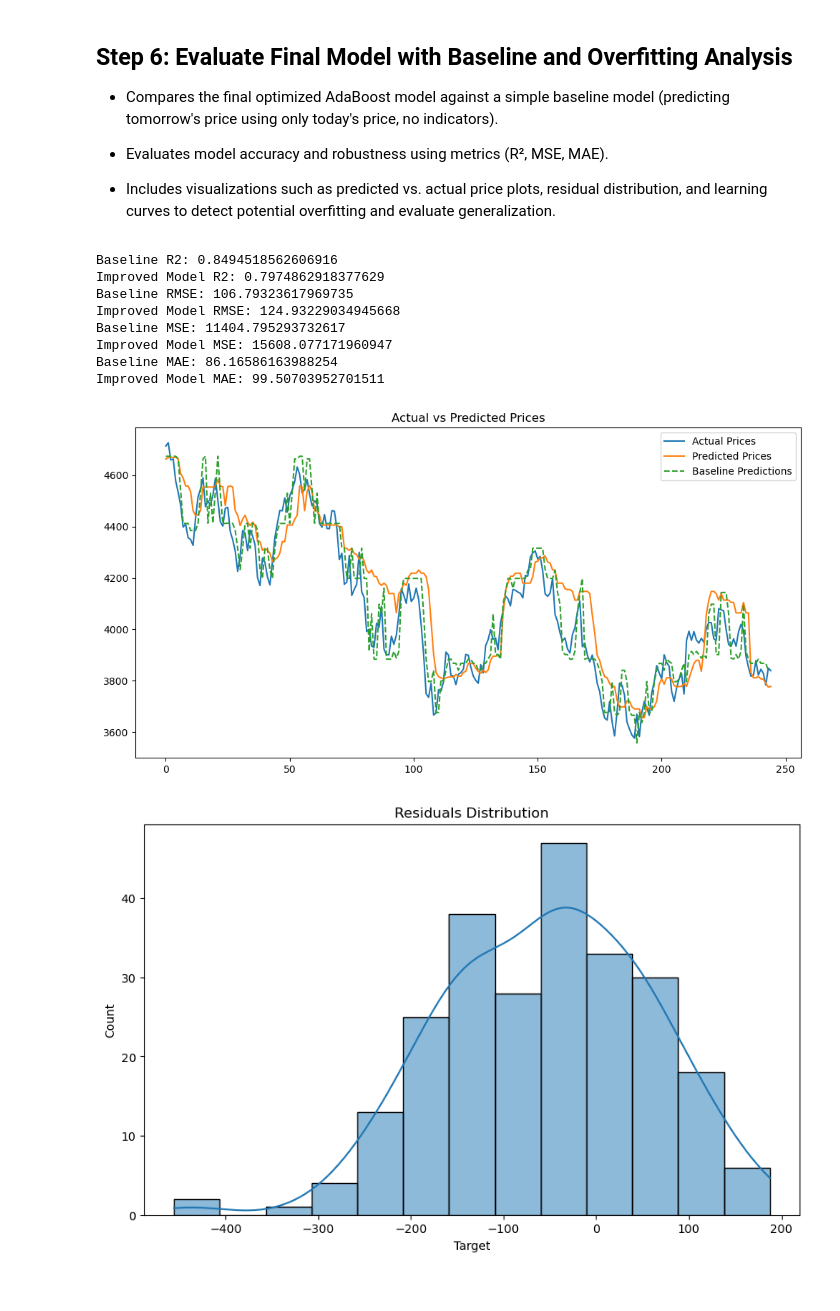
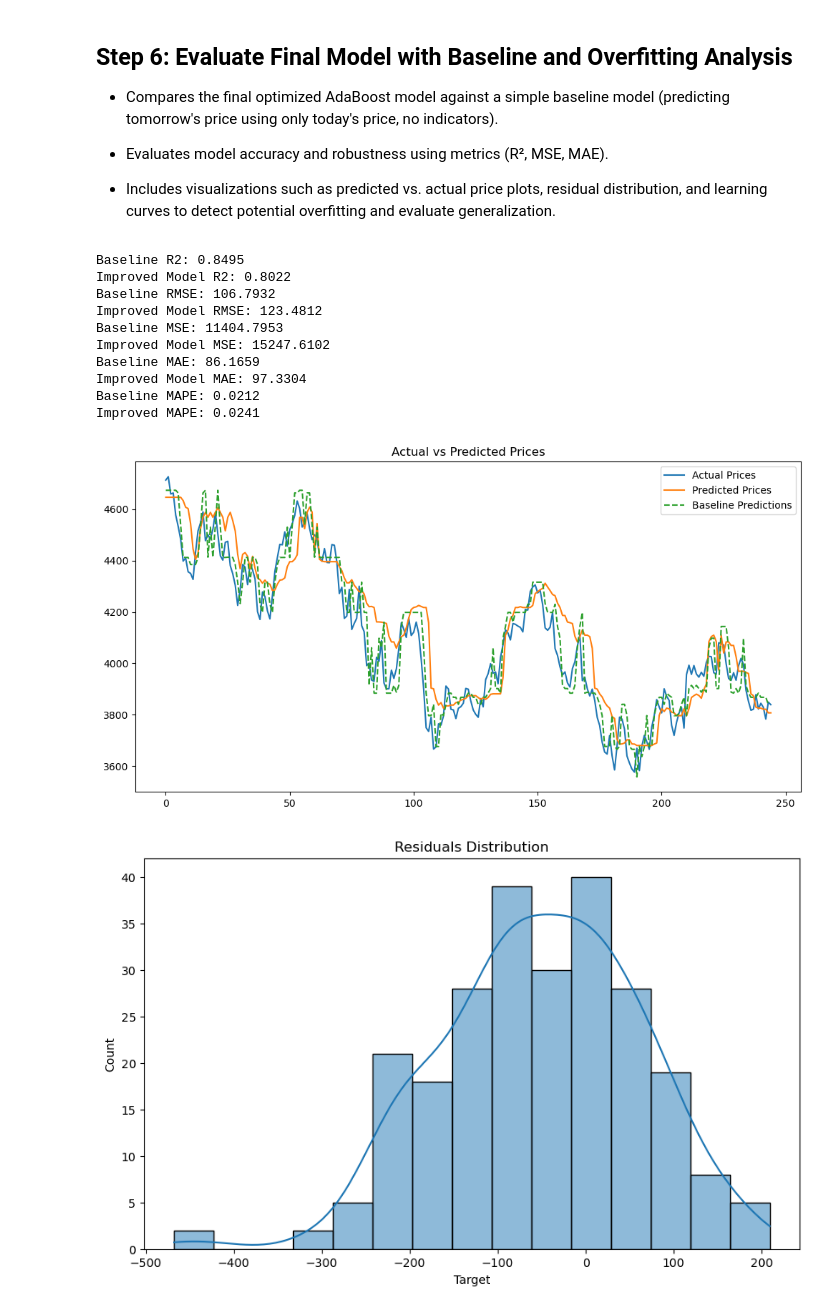
Before and after one commit to oneMaximus/MLProj, a Jupyter notebook: Adaboost/AdaBoost.ipynb, the cells around one changed output. Drawn from its saved outputs; the diff is of its cells as text; code cells hidden in the pictures.

```diff
--- a/Adaboost/AdaBoost.ipynb
+++ b/Adaboost/AdaBoost.ipynb
@@ -172,7 +154,12 @@ split_point = int(len(X_final) * 0.8)
 X_train, X_test = X_final[:split_point], X_final[split_point:]
 y_train, y_test = y[:split_point], y[split_point:]
 
-param_grid = {'n_estimators': [50, 100, 150], 'learning_rate': [0.01, 0.1, 1]}
+param_grid = {
+    'n_estimators': [10, 30, 50, 100],  # Reduce number of weak learners
+    'learning_rate': [0.001, 0.01, 0.05, 0.1],  # Lower learning rate for smoother learning
+}
+
+
 grid_search = GridSearchCV(AdaBoostRegressor(random_state=42), param_grid, cv=ts_cv, scoring='neg_mean_squared_error')
 grid_search.fit(X_train, y_train)
 print("Best Parameters:", grid_search.best_params_)
@@ -186,69 +179,82 @@ Best Parameters: {'learning_rate': 1, 'n_estimators': 50}
 
 - Includes visualizations such as predicted vs. actual price plots, residual distribution, and learning curves to detect potential overfitting and evaluate generalization.
 # %%
-# =============================================================================
-# Step 6: Evaluate Final Model with Baseline and Overfitting Analysis
-# =============================================================================
-# Baseline model (no indicators, only previous close price)
-X_baseline = data[['Close']].shift(1).dropna()
-y_baseline = data['Target'].iloc[1:]
+# Ensure no index misalignment
+X_baseline = data[['Close']].shift(1)
+y_baseline = data['Target']
+valid_idx = X_baseline.dropna().index
+X_baseline, y_baseline = X_baseline.loc[valid_idx], y_baseline.loc[valid_idx]
 
+# Train-test split
 Xb_train, Xb_test = X_baseline[:split_point], X_baseline[split_point:]
 yb_train, yb_test = y_baseline[:split_point], y_baseline[split_point:]
 
+# Train models
 baseline_model = AdaBoostRegressor(random_state=42)
 baseline_model.fit(Xb_train, yb_train)
 yb_pred = baseline_model.predict(Xb_test)
 
 best_model = grid_search.best_estimator_
 y_pred = best_model.predict(X_test)
 
-# Evaluation
-print("Baseline R2:", r2_score(yb_test, yb_pred))
-print("Improved Model R2:", r2_score(y_test, y_pred))
-print("Baseline RMSE:", mean_squared_error(yb_test, yb_pred, squared=False))
-print("Improved Model RMSE:", mean_squared_error(y_test, y_pred, squared=False))
-print("Baseline MSE:", mean_squared_error(yb_test, yb_pred))
-print("Improved Model MSE:", mean_squared_error(y_test, y_pred))
-print("Baseline MAE:", mean_absolute_error(yb_test, yb_pred))
-print("Improved Model MAE:", mean_absolute_error(y_test, y_pred))
+# Evaluation Metrics
+metrics = {
+    "Baseline R2": r2_score(yb_test, yb_pred),
+    "Improved Model R2": r2_score(y_test, y_pred),
+    "Baseline RMSE": mean_squared_error(yb_test, yb_pred, squared=False),
+    "Improved Model RMSE": mean_squared_error(y_test, y_pred, squared=False),
+    "Baseline MSE": mean_squared_error(yb_test, yb_pred),
+    "Improved Model MSE": mean_squared_error(y_test, y_pred),
+    "Baseline MAE": mean_absolute_error(yb_test, yb_pred),
+    "Improved Model MAE": mean_absolute_error(y_test, y_pred),
+    "Baseline MAPE": mean_absolute_percentage_error(yb_test, yb_pred),
+    "Improved MAPE": mean_absolute_percentage_error(y_test, y_pred),
+}
 
+for key, value in metrics.items():
+    print(f"{key}: {value:.4f}")
+
+# Plot Actual vs. Predicted
 plt.figure(figsize=(12, 6))
-plt.plot(y_test.values, label='Actual Prices')
+plt.plot(y_test.to_numpy(), label='Actual Prices')
 plt.plot(y_pred, label='Predicted Prices')
 plt.plot(yb_pred, label='Baseline Predictions', linestyle='--')
 plt.legend()
 plt.title('Actual vs Predicted Prices')
 plt.show()
 
-# Residual Analysis (overfitting check)
+# Residual Analysis
 residuals = y_test - y_pred
 plt.figure(figsize=(10, 6))
 sns.histplot(residuals, kde=True)
 plt.title('Residuals Distribution')
 plt.show()
 
 # Learning Curve
-train_sizes, train_scores, test_scores = learning_curve(best_model, X_final, y, cv=ts_cv,
-                                                        scoring='neg_mean_squared_error',
-                                                        train_sizes=np.linspace(0.1, 1.0, 10))
+train_sizes, train_scores, test_scores = learning_curve(
+    best_model, X_test, y_test, cv=ts_cv,
+    scoring='neg_mean_squared_error',
+    train_sizes=np.linspace(0.1, 1.0, 10)
+)
 
 plt.figure(figsize=(12, 6))
 plt.plot(train_sizes, -np.mean(train_scores, axis=1), 'o-', label='Training error')
 plt.plot(train_sizes, -np.mean(test_scores, axis=1), label='Cross-validation error')
 plt.title('Learning Curves')
 plt.xlabel('Training Size')
 plt.ylabel('MSE')
 plt.legend()
 plt.show()
 # %% [output]
-Baseline R2: 0.8494518562606916
-Improved Model R2: 0.7974862918377629
-Baseline RMSE: 106.79323617969735
-Improved Model RMSE: 124.93229034945668
-Baseline MSE: 11404.795293732617
-Improved Model MSE: 15608.077171960947
-Baseline MAE: 86.16586163988254
-Improved Model MAE: 99.50703952701511
+Baseline R2: 0.8495
+Improved Model R2: 0.8022
+Baseline RMSE: 106.7932
+Improved Model RMSE: 123.4812
+Baseline MSE: 11404.7953
+Improved Model MSE: 15247.6102
+Baseline MAE: 86.1659
+Improved Model MAE: 97.3304
+Baseline MAPE: 0.0212
+Improved MAPE: 0.0241
-[figure, old version]
+[figure, new version]
-[figure, old version]
+[figure, new version]
```
Also changed, not shown: parts of 6 cells of this notebook.
